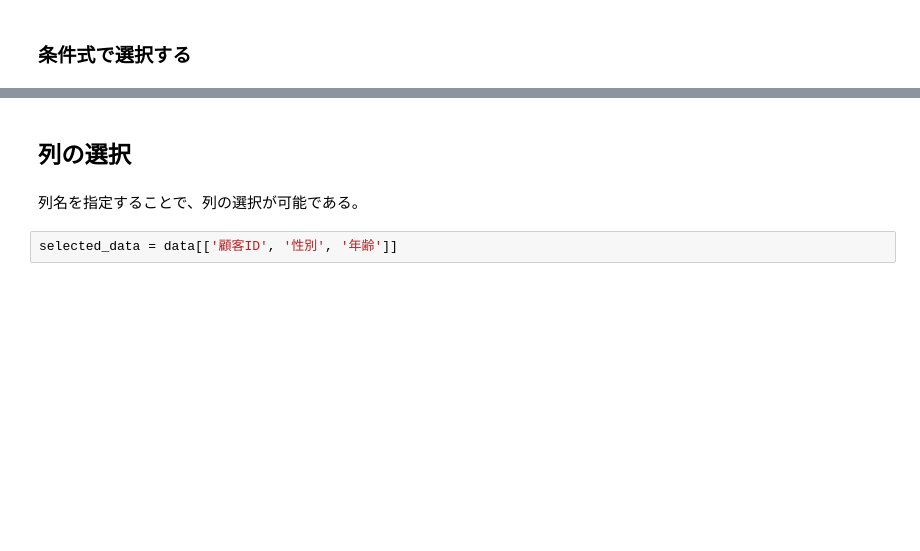
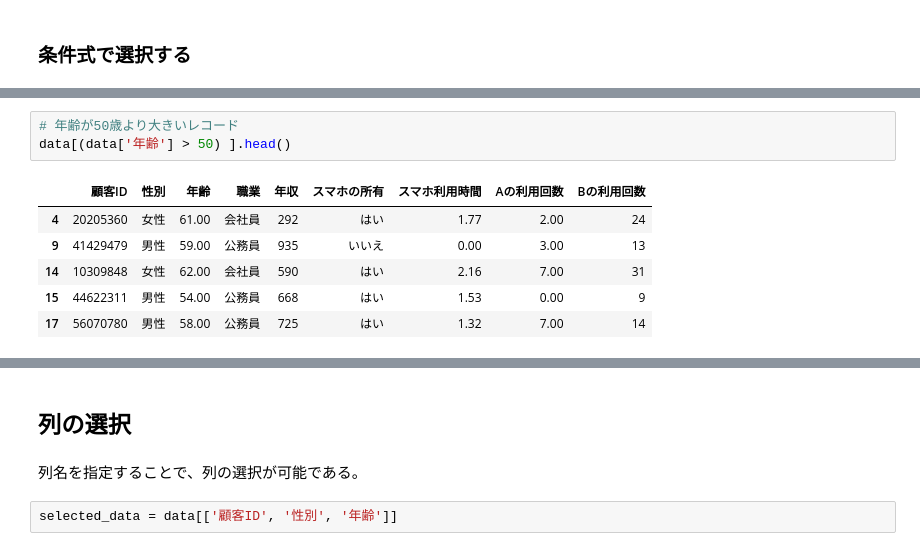
Before and after one commit to yajima-yasutoshi/DataScience, a Jupyter notebook: 20241206/基礎集計.ipynb, the cells around one changed output, grey strips where cells are left out. Saved outputs shown, nothing was run; the diff lists cells and outputs as text; blank space fills up the shorter version.

```diff
--- a/20241206/基礎集計.ipynb
+++ b/20241206/基礎集計.ipynb
@@ -382,0 +629,10 @@ data[ data['職業']=='会社員'].head(3)
+# %%
+# 年齢が50歳より大きいレコード
+data[(data['年齢'] > 50) ].head()
+# %% [output]
+|  | 顧客ID | 性別 | 年齢 | 職業 | 年収 | スマホの所有 | スマホ利用時間 | Aの利用回数 | Bの利用回数 |
+| 4 | 20205360 | 女性 | 61.00 | 会社員 | 292 | はい | 1.77 | 2.00 | 24 |
+| 9 | 41429479 | 男性 | 59.00 | 公務員 | 935 | いいえ | 0.00 | 3.00 | 13 |
+| 14 | 10309848 | 女性 | 62.00 | 会社員 | 590 | はい | 2.16 | 7.00 | 31 |
+| 15 | 44622311 | 男性 | 54.00 | 公務員 | 668 | はい | 1.53 | 0.00 | 9 |
+| 17 | 56070780 | 男性 | 58.00 | 公務員 | 725 | はい | 1.32 | 7.00 | 14 |
```
Also changed, not shown: parts of 78 cells of this notebook.
